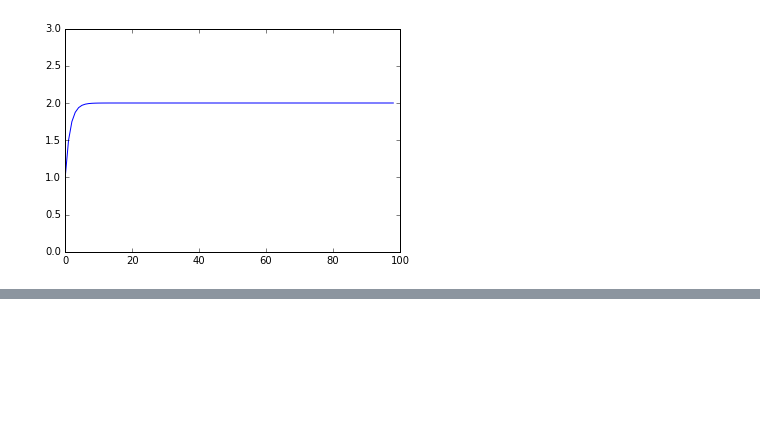
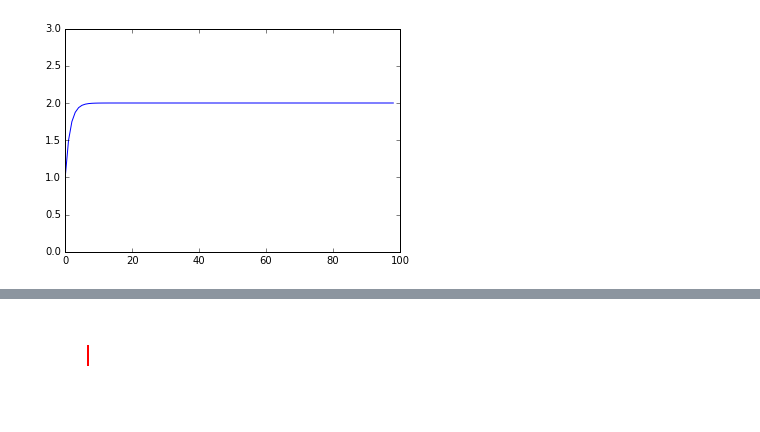
Before and after one commit to jamesdsmith/eecs-day-cs, a Jupyter notebook: EECS Day CS Lab.ipynb, the cells around one changed output, grey strips where cells are left out. Cells and saved outputs as stored; diff of their text form; code cells hidden in the pictures; blank space fills up the shorter version.

Commit message:
Merged the drawing examples into the main ipynb

```diff
--- a/EECS Day CS Lab.ipynb
+++ b/EECS Day CS Lab.ipynb
@@ -294,0 +299,7 @@ Insert drawing stuff here
+# %%
+new_drawing(100, 100)  # The size of the new image will be 100x100
+pen_down()             # Put the pen down on the page
+forward(20)            # Move the pen forward by a distance 20
+show()                 # Show the resulting image
+# %% [output]
+[figure, added]
```
Also changed, not shown: parts of 25 cells of this notebook.
